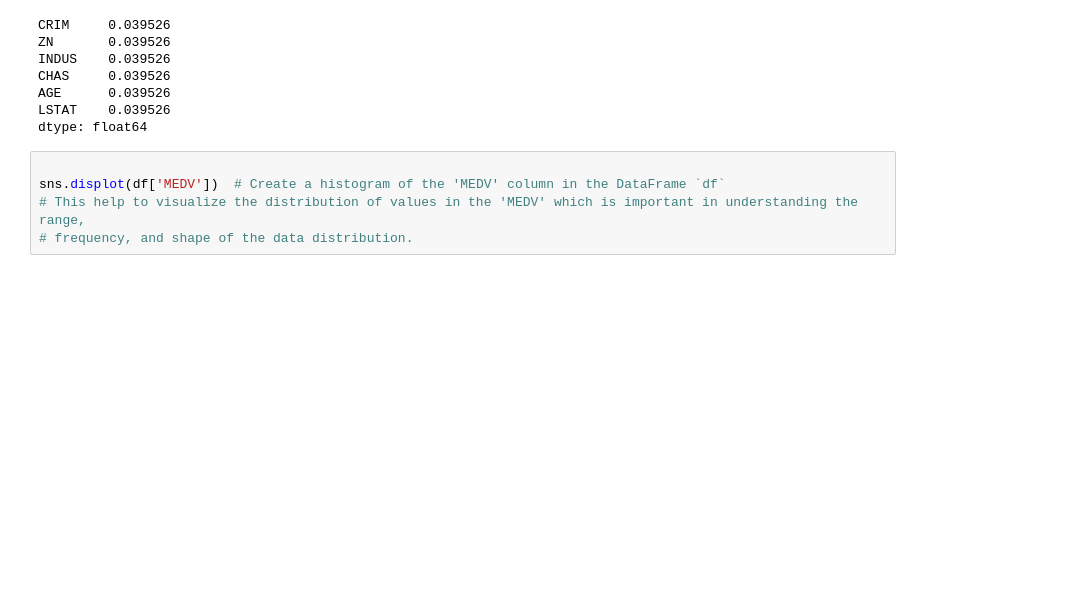
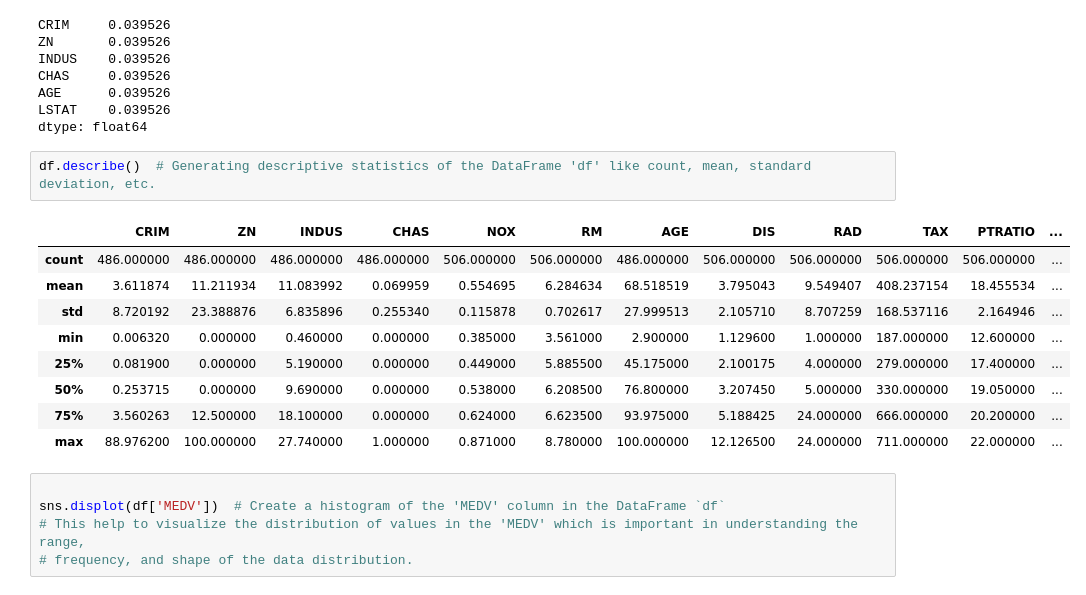
Before and after one commit to ashuChufamo/Assignment-1-Linear-Methods-, a Jupyter notebook: Assignment1_2.ipynb, the cells around one changed output. Cells and saved outputs as stored; diff of their text form; blank space fills up the shorter version.

```diff
--- a/Assignment1_2.ipynb
+++ b/Assignment1_2.ipynb
@@ -39,6 +39,18 @@ CHAS     0.039526
 AGE      0.039526
 LSTAT    0.039526
 dtype: float64
+# %%
+df.describe()  # Generating descriptive statistics of the DataFrame 'df' like count, mean, standard deviation, etc.
+# %% [output]
+|  | CRIM | ZN | INDUS | CHAS | NOX | RM | AGE | DIS | RAD | TAX | PTRATIO | ... |
+| count | 486.000000 | 486.000000 | 486.000000 | 486.000000 | 506.000000 | 506.000000 | 486.000000 | 506.000000 | 506.000000 | 506.000000 | 506.000000 | ... |
+| mean | 3.611874 | 11.211934 | 11.083992 | 0.069959 | 0.554695 | 6.284634 | 68.518519 | 3.795043 | 9.549407 | 408.237154 | 18.455534 | ... |
+| std | 8.720192 | 23.388876 | 6.835896 | 0.255340 | 0.115878 | 0.702617 | 27.999513 | 2.105710 | 8.707259 | 168.537116 | 2.164946 | ... |
+| min | 0.006320 | 0.000000 | 0.460000 | 0.000000 | 0.385000 | 3.561000 | 2.900000 | 1.129600 | 1.000000 | 187.000000 | 12.600000 | ... |
+| 25% | 0.081900 | 0.000000 | 5.190000 | 0.000000 | 0.449000 | 5.885500 | 45.175000 | 2.100175 | 4.000000 | 279.000000 | 17.400000 | ... |
+| 50% | 0.253715 | 0.000000 | 9.690000 | 0.000000 | 0.538000 | 6.208500 | 76.800000 | 3.207450 | 5.000000 | 330.000000 | 19.050000 | ... |
+| 75% | 3.560263 | 12.500000 | 18.100000 | 0.000000 | 0.624000 | 6.623500 | 93.975000 | 5.188425 | 24.000000 | 666.000000 | 20.200000 | ... |
+| max | 88.976200 | 100.000000 | 27.740000 | 1.000000 | 0.871000 | 8.780000 | 100.000000 | 12.126500 | 24.000000 | 711.000000 | 22.000000 | ... |
 # %%
 
 sns.displot(df['MEDV'])  # Create a histogram of the 'MEDV' column in the DataFrame `df`
```
Also changed, not shown: parts of 4 cells of this notebook, 3 other files.
